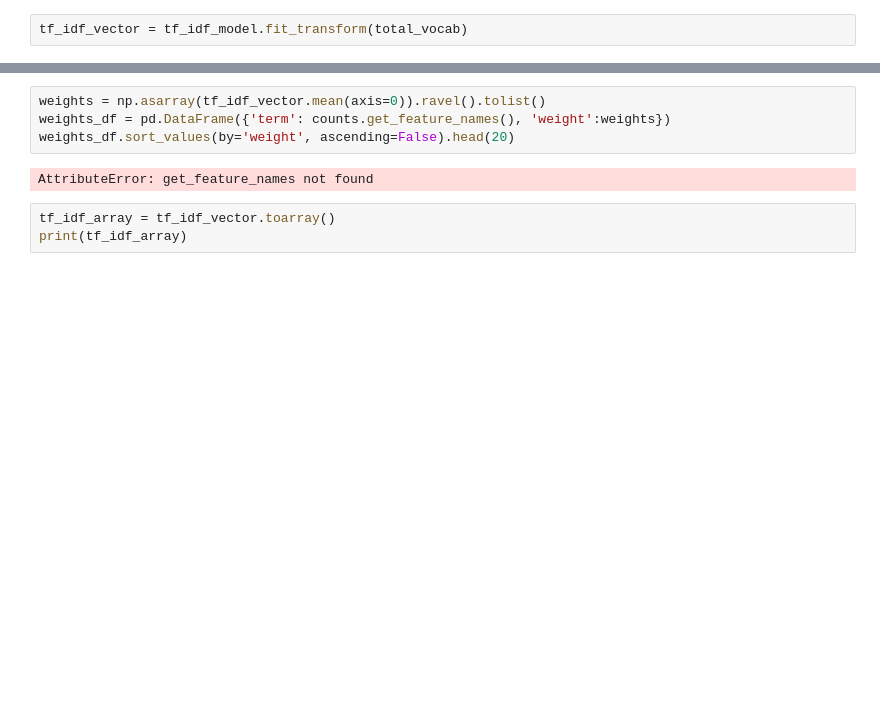
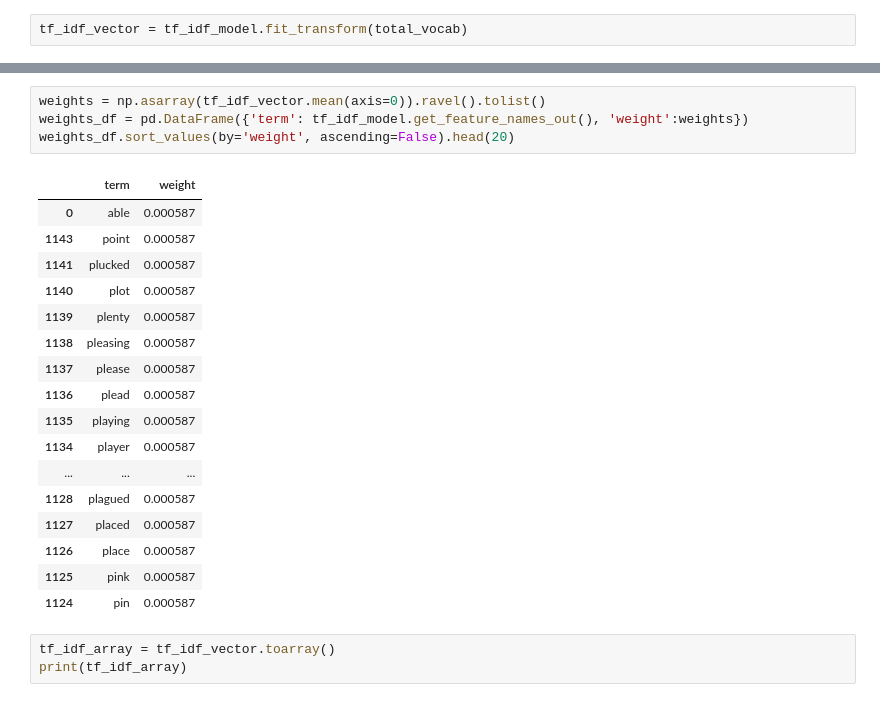
Before and after one commit to erinmcmahon26/NLP-Chat-Bot, a Jupyter notebook: First_Vectorized_Representation.ipynb, the cells around one changed output, grey strips where cells are left out. Cells and saved outputs as stored; diff of their text form; blank space fills up the shorter version.

```diff
--- a/First_Vectorized_Representation.ipynb
+++ b/First_Vectorized_Representation.ipynb
@@ -293,10 +295,26 @@ print(type(tf_idf_vector))
 <class 'scipy.sparse.csr.csr_matrix'>
 # %%
 weights = np.asarray(tf_idf_vector.mean(axis=0)).ravel().tolist()
-weights_df = pd.DataFrame({'term': counts.get_feature_names(), 'weight':weights})
+weights_df = pd.DataFrame({'term': tf_idf_model.get_feature_names_out(), 'weight':weights})
 weights_df.sort_values(by='weight', ascending=False).head(20)
 # %% [output]
-AttributeError: get_feature_names not found
+|  | term | weight |
+| 0 | able | 0.000587 |
+| 1143 | point | 0.000587 |
+| 1141 | plucked | 0.000587 |
+| 1140 | plot | 0.000587 |
+| 1139 | plenty | 0.000587 |
+| 1138 | pleasing | 0.000587 |
+| 1137 | please | 0.000587 |
+| 1136 | plead | 0.000587 |
+| 1135 | playing | 0.000587 |
+| 1134 | player | 0.000587 |
+| ... | ... | ... |
+| 1128 | plagued | 0.000587 |
+| 1127 | placed | 0.000587 |
+| 1126 | place | 0.000587 |
+| 1125 | pink | 0.000587 |
+| 1124 | pin | 0.000587 |
 # %%
 tf_idf_array = tf_idf_vector.toarray()
 print(tf_idf_array)
```
Also changed, not shown: parts of 16 cells of this notebook.
